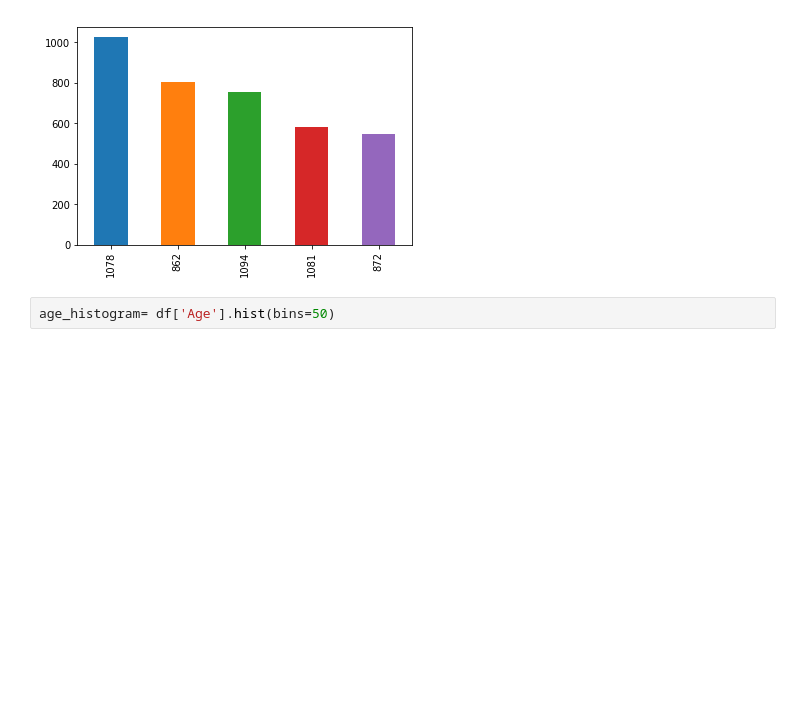
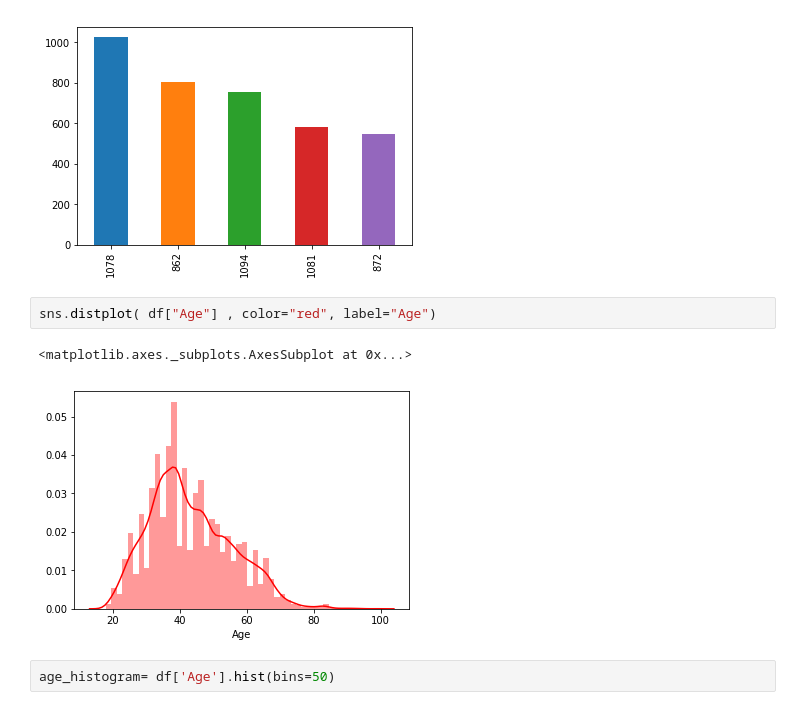
Before and after one commit to JustynaPantak/e-commerce_analyse, a Jupyter notebook: data_analyse.ipynb, the cells around one changed output. Cells and saved outputs as stored; diff of their text form; blank space fills up the shorter version.

```diff
--- a/data_analyse.ipynb
+++ b/data_analyse.ipynb
@@ -50,6 +89,11 @@ cloths_counts.head().plot(kind='bar')
 # %% [output]
 <matplotlib.axes._subplots.AxesSubplot at 0x...>
 [figure]
+# %%
+sns.distplot( df["Age"] , color="red", label="Age")
+# %% [output]
+<matplotlib.axes._subplots.AxesSubplot at 0x...>
+[figure, added]
 # %%
 age_histogram= df['Age'].hist(bins=50)
 # %% [output]
```
Also changed, not shown: parts of 41 cells of this notebook.
